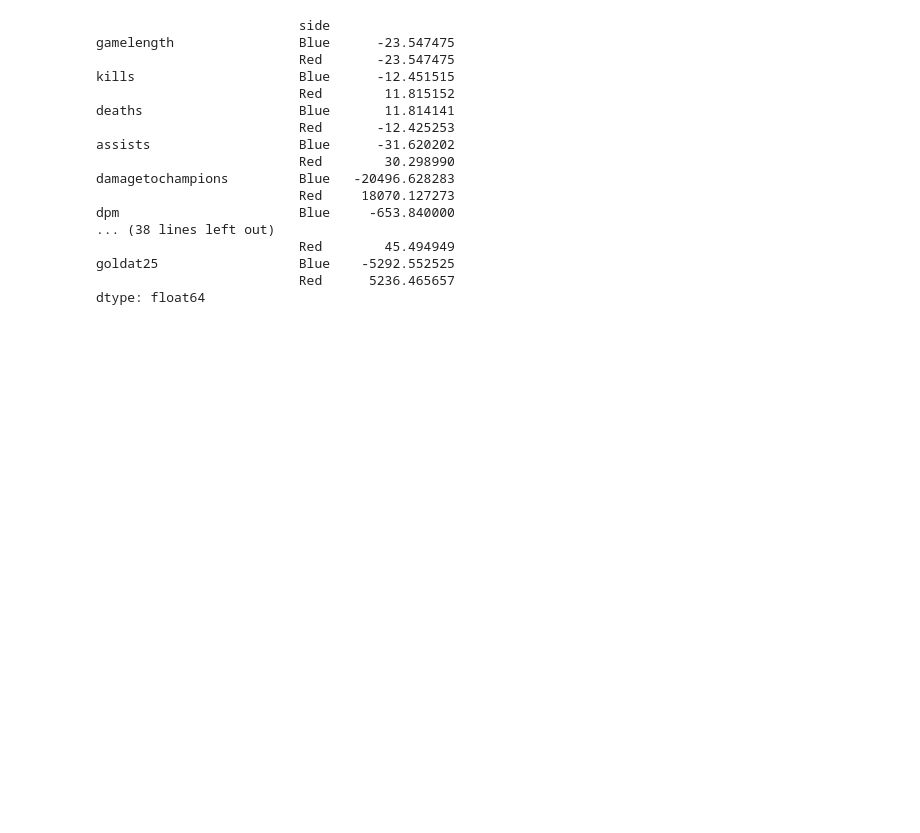
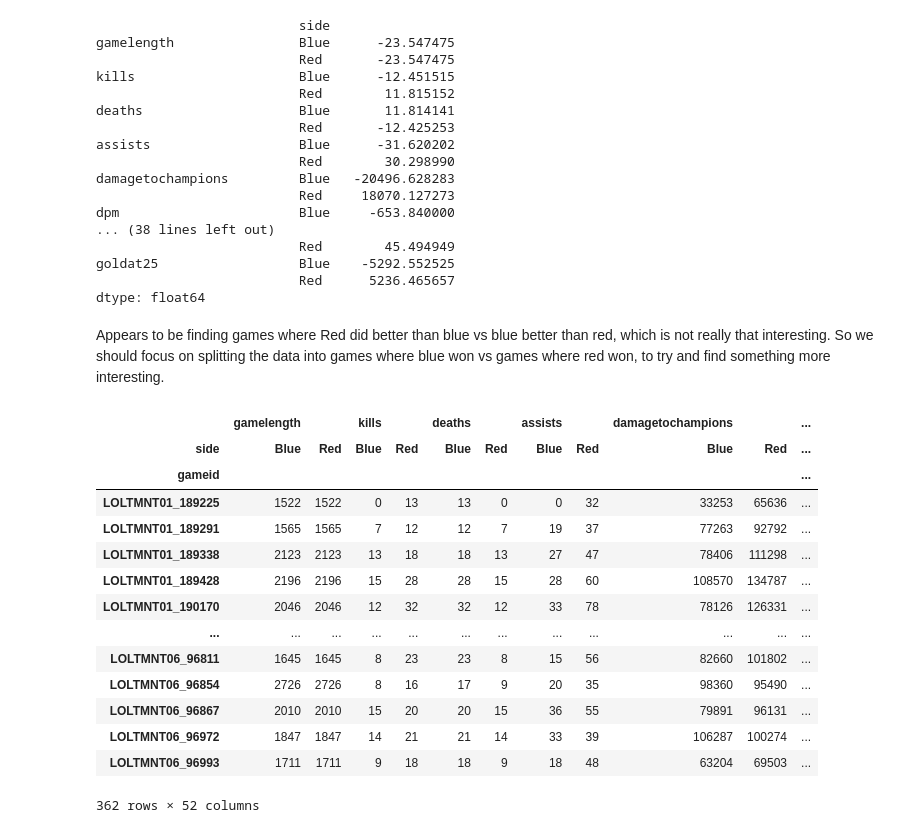
Before and after one commit to dwarfy35/Datamining_project, a Jupyter notebook: Daniel_project_notebook.ipynb, the cells around one changed output. Cells and saved outputs as stored; diff of their text form; code cells hidden in the pictures; blank space fills up the shorter version.

```diff
--- a/Daniel_project_notebook.ipynb
+++ b/Daniel_project_notebook.ipynb
@@ -451,3 +435,5 @@ dpm                       Blue     -653.840000
 goldat25                  Blue    -5292.552525
                           Red      5236.465657
 dtype: float64
+# %% [markdown]
+Appears to be finding games where Red did better than blue vs blue better than red, which is not really that interesting. So we should focus on splitting the data into games where blue won vs games where red won, to try and find something more interesting.
@@ -453,0 +466,18 @@ dtype: float64
+# %%
+red_wins
+# %% [output]
+|  | gamelength |  | kills |  | deaths |  | assists |  | damagetochampions |  | ... |
+| side | Blue | Red | Blue | Red | Blue | Red | Blue | Red | Blue | Red | ... |
+| gameid |  |  |  |  |  |  |  |  |  |  | ... |
+| LOLTMNT01_189225 | 1522 | 1522 | 0 | 13 | 13 | 0 | 0 | 32 | 33253 | 65636 | ... |
+| LOLTMNT01_189291 | 1565 | 1565 | 7 | 12 | 12 | 7 | 19 | 37 | 77263 | 92792 | ... |
+| LOLTMNT01_189338 | 2123 | 2123 | 13 | 18 | 18 | 13 | 27 | 47 | 78406 | 111298 | ... |
+| LOLTMNT01_189428 | 2196 | 2196 | 15 | 28 | 28 | 15 | 28 | 60 | 108570 | 134787 | ... |
+| LOLTMNT01_190170 | 2046 | 2046 | 12 | 32 | 32 | 12 | 33 | 78 | 78126 | 126331 | ... |
+| ... | ... | ... | ... | ... | ... | ... | ... | ... | ... | ... | ... |
+| LOLTMNT06_96811 | 1645 | 1645 | 8 | 23 | 23 | 8 | 15 | 56 | 82660 | 101802 | ... |
+| LOLTMNT06_96854 | 2726 | 2726 | 8 | 16 | 17 | 9 | 20 | 35 | 98360 | 95490 | ... |
+| LOLTMNT06_96867 | 2010 | 2010 | 15 | 20 | 20 | 15 | 36 | 55 | 79891 | 96131 | ... |
+| LOLTMNT06_96972 | 1847 | 1847 | 14 | 21 | 21 | 14 | 33 | 39 | 106287 | 100274 | ... |
+| LOLTMNT06_96993 | 1711 | 1711 | 9 | 18 | 18 | 9 | 18 | 48 | 63204 | 69503 | ... |
+362 rows × 52 columns
```
Also changed, not shown: parts of 7 cells of this notebook.
